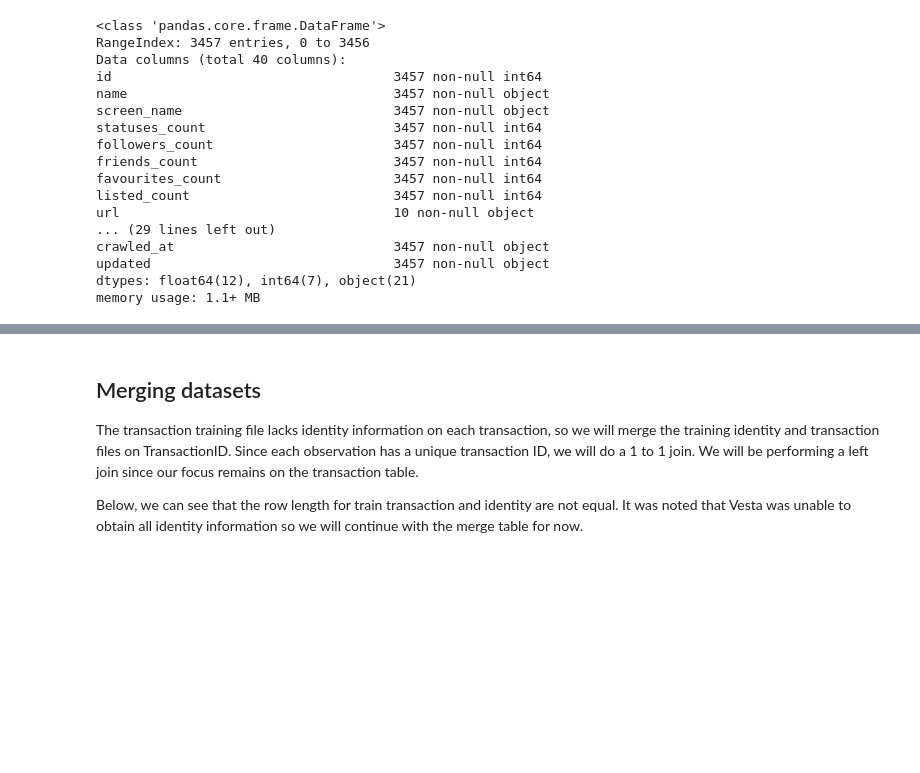
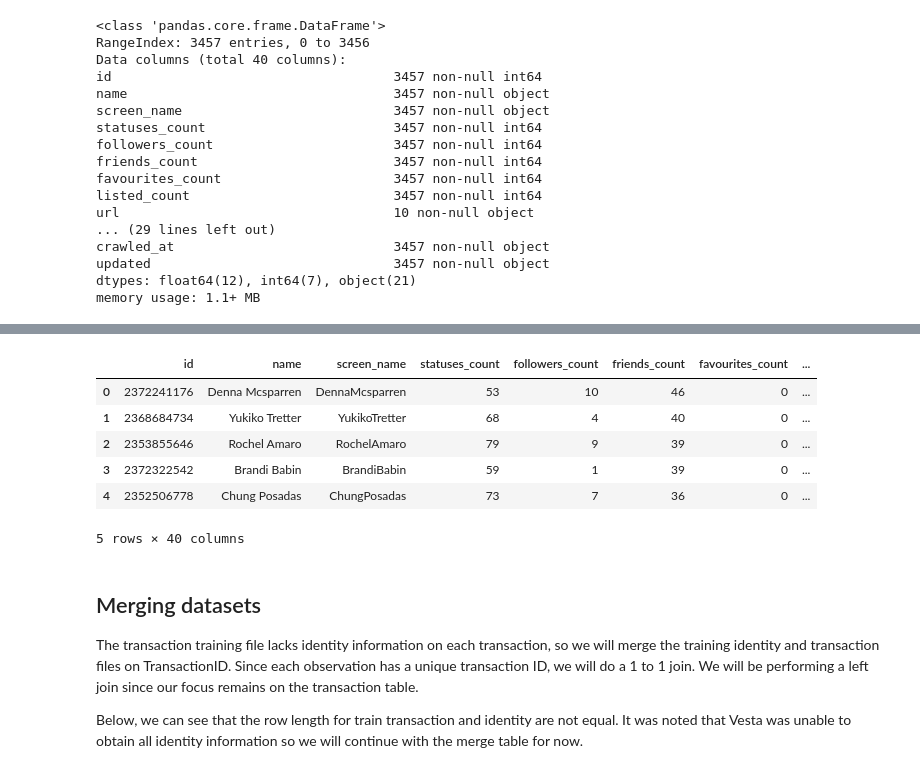
Before and after one commit to tsaw8/Thinkful_Project, a Jupyter notebook: Capstone: Unsupervised learning/Twitter Bot Detection Part 1-User.ipynb, the cells around one changed output, grey strips where cells are left out. Drawn from its saved outputs; the diff is of its cells as text; code cells hidden in the pictures; blank space fills up the shorter version.

Commit message:
Cleaned tweets and users datasets

```diff
--- a/Capstone: Unsupervised learning/Twitter Bot Detection Part 1-User.ipynb
+++ b/Capstone: Unsupervised learning/Twitter Bot Detection Part 1-User.ipynb
@@ -154,3 +214,13 @@ memory usage: 1.1+ MB
+# %%
+soc_bot2_users.head()
+# %% [output]
+|  | id | name | screen_name | statuses_count | followers_count | friends_count | favourites_count | ... |
+| 0 | 2372241176 | Denna Mcsparren | DennaMcsparren | 53 | 10 | 46 | 0 | ... |
+| 1 | 2368684734 | Yukiko Tretter | YukikoTretter | 68 | 4 | 40 | 0 | ... |
+| 2 | 2353855646 | Rochel Amaro | RochelAmaro | 79 | 9 | 39 | 0 | ... |
+| 3 | 2372322542 | Brandi Babin | BrandiBabin | 59 | 1 | 39 | 0 | ... |
+| 4 | 2352506778 | Chung Posadas | ChungPosadas | 73 | 7 | 36 | 0 | ... |
+5 rows × 40 columns
 # %%
 # Select common columns
 g_users = g_users.loc[:,["id", "name", "screen_name", "statuses_count", "followers_count", "friends_count", "lang", "default_profile", "protected", "verified", "description", "contributors_enabled"]]
```
Also changed, not shown: parts of 3 cells of this notebook, 3 other files.
